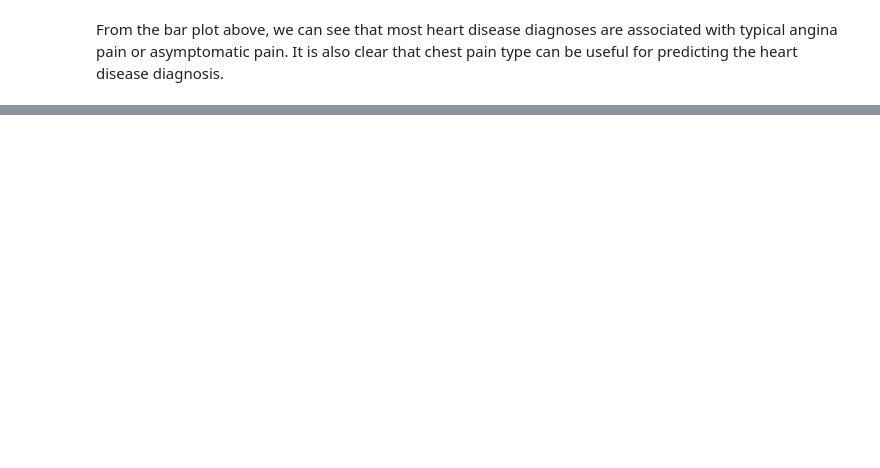
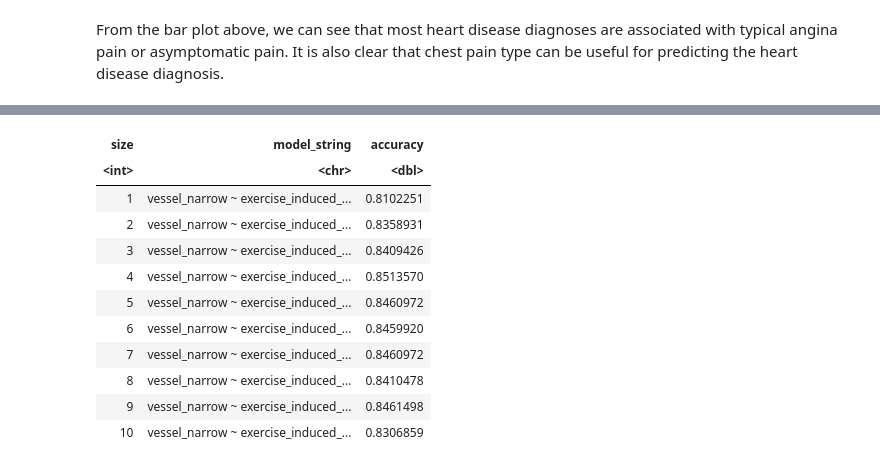
Before and after one commit to MaxVinichenko/DSCI_100_Final_Project, a Jupyter notebook: data.ipynb, the cells around one changed output, grey strips where cells are left out. Drawn from its saved outputs; the diff is of its cells as text; code cells hidden in the pictures; blank space fills up the shorter version.

Commit message:
Implemented Forward Selection

```diff
--- a/data.ipynb
+++ b/data.ipynb
@@ -164,0 +182,74 @@ Warning message:
+# %%
+#Using forward selection, determine what set of predictors will result in the highest accuracy
+#KNN classificaiton
+#removing predictors with too many missing values
+heart_disease_train<-select(heart_disease_train, -ST_slope, -fluoroscopy_count,-thalassemia_type)
+#removing rows with missing values
+heart_disease_train <- na.omit(heart_disease_train)
+#installing the kknn package
+install.packages("kknn")
+
+#extracting all the potential predictors from the data frame except for the categorical label variable vessel_narrow
+names<-colnames(heart_disease_train |>select(-vessel_narrow))
+
+
+
+#make an empty tibble for storing accuracies (used later)
+accuracies <- tibble(size = integer(),
+                     model_string = character(),
+                     accuracy = numeric())
+
+#make your standard knn specification - every neighbour gets same vote power, classification problem, kknn engine
+knn_spec <- nearest_neighbor(weight_func = "rectangular", neighbors = tune()) |>
+    set_engine("kknn") |>
+    set_mode("classification")
+
+heart_vfold <- vfold_cv(heart_disease_train, v = 2, strata = vessel_narrow)
+
+
+number_of_predictors <- length(names)
+
+# store the selected predictors
+selected <- c()
+
+# for every size from 1 to the total number of predictors
+for (index in 1:number_of_predictors) {
+    # for every predictor:
+    accuracy <- list()
+    models <- list()
+    for (j in 1:length(names)) {
+        # create a model string for this combination of predictors
+        preds_new <- c(selected, names[[j]])
+        model_string <- paste("vessel_narrow", "~", paste(preds_new, collapse="+"))
+
+        # create a recipe from the model string
+        heart_recipe <- recipe(as.formula(model_string),
+                            data = heart_disease_train) |>
+                            step_scale(all_predictors()) |>
+                            step_center(all_predictors())
+
+        # tune the KNN classifier with these predictors,
+        # and collect the accuracy for the best K
+        acc <- workflow() |>
+          add_recipe(heart_recipe) |>
+          add_model(knn_spec) |>
+          tune_grid(resamples = heart_vfold, grid = 10) |>
+          collect_metrics() |>
+          filter(.metric == "accuracy") |>
+          summarize(mx = max(mean))
+        acc <- acc$mx |> unlist()
+
+        # add this result to the dataframe
+        accuracy[[j]] <- acc
+        models[[j]] <- model_string
+    }
+    jbest <- which.max(unlist(accuracy))
+    accuracies <- accuracies |>
+      add_row(size = index,
+              model_string = models[[jbest]],
+              accuracy = accuracy[[jbest]])
+    selected <- c(selected, names[[jbest]])
+    names <- names[-jbest]
+}
+accuracies
+# %% [output]
@@ -164,0 +261,12 @@ Warning message:
+| size | model_string | accuracy |
+| <int> | <chr> | <dbl> |
+| 1 | vessel_narrow ~ exercise_induced_... | 0.8102251 |
+| 2 | vessel_narrow ~ exercise_induced_... | 0.8358931 |
+| 3 | vessel_narrow ~ exercise_induced_... | 0.8409426 |
+| 4 | vessel_narrow ~ exercise_induced_... | 0.8513570 |
+| 5 | vessel_narrow ~ exercise_induced_... | 0.8460972 |
+| 6 | vessel_narrow ~ exercise_induced_... | 0.8459920 |
+| 7 | vessel_narrow ~ exercise_induced_... | 0.8460972 |
+| 8 | vessel_narrow ~ exercise_induced_... | 0.8410478 |
+| 9 | vessel_narrow ~ exercise_induced_... | 0.8461498 |
+| 10 | vessel_narrow ~ exercise_induced_... | 0.8306859 |
```
Also changed, not shown: parts of 8 cells of this notebook.
